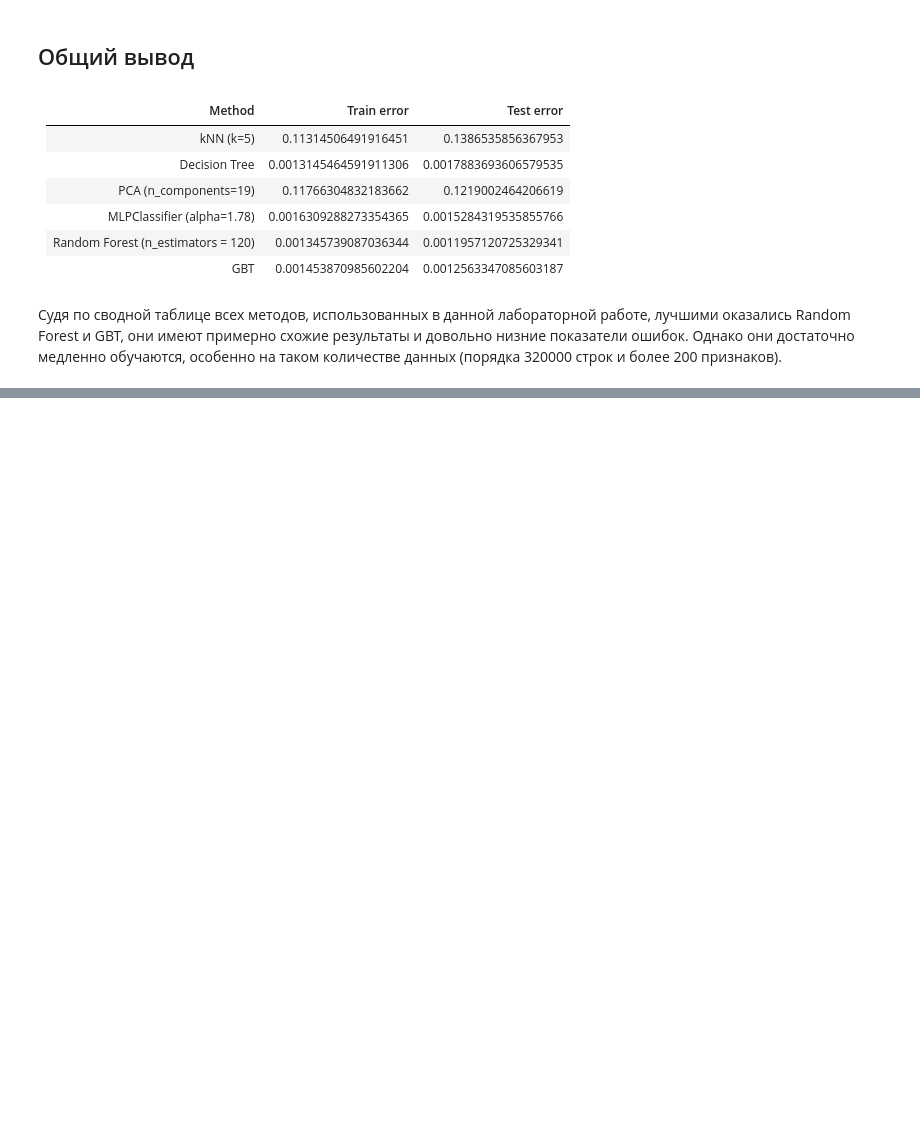
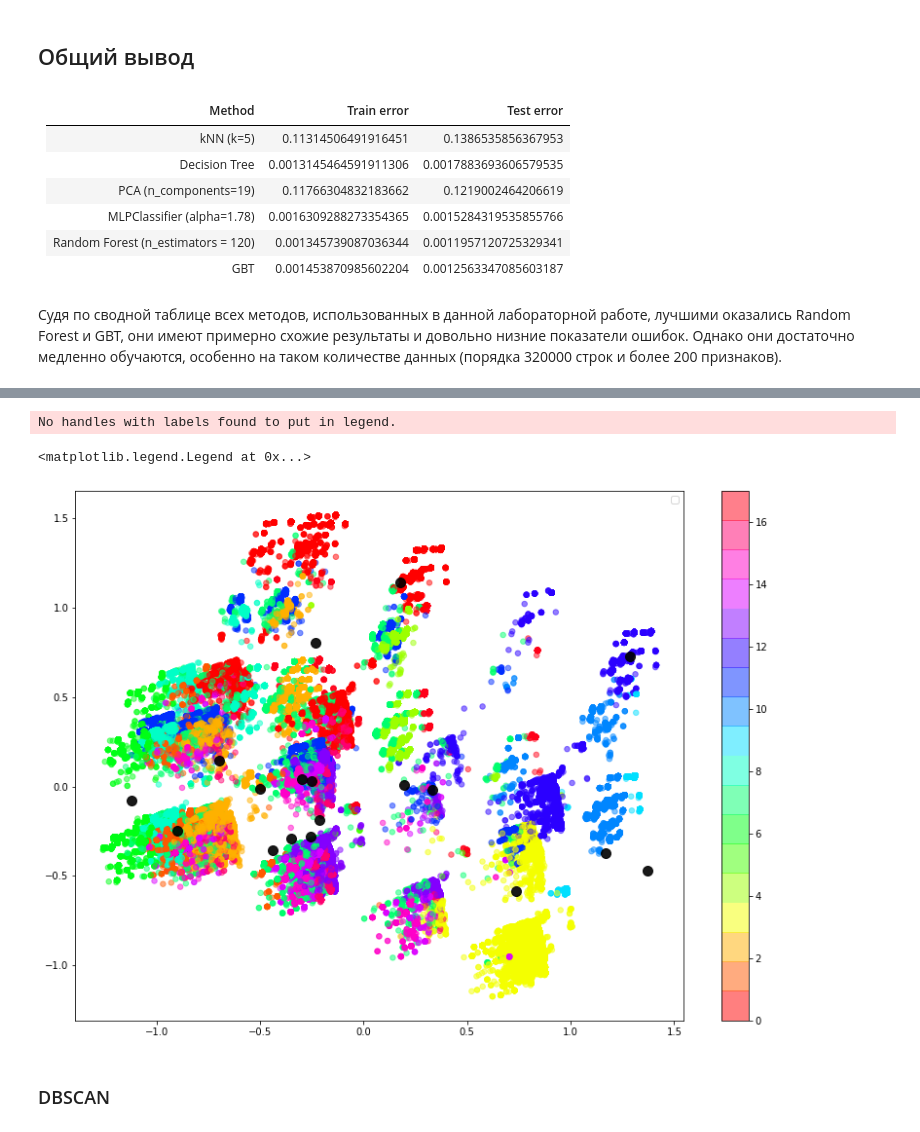
Before and after one commit to ksenia1009/ML_intro, a Jupyter notebook: classification_task.ipynb, the cells around one changed output, grey strips where cells are left out. Cells and saved outputs as stored; diff of their text form; code cells hidden in the pictures; blank space fills up the shorter version.

Commit message:
add clustering algorithms

```diff
--- a/classification_task.ipynb
+++ b/classification_task.ipynb
@@ -775,0 +795,20 @@ GBT | 0.001453870985602204 | 0.0012563347085603187
+# %%
+from sklearn.cluster import KMeans
+
+kmeans = KMeans(n_clusters = 18, random_state = 0)
+clusters_kmeans = kmeans.fit_predict(X)
+# %%
+centers = kmeans.cluster_centers_
+pca.fit(centers)
+centers_pca = pca.transform(centers)
+# %%
+plt.figure(figsize = (14, 10))
+plt.scatter(X_pca[:, 0], X_pca[:, 1], c = clusters_kmeans, alpha = 0.5, s = 30, cmap = plt.cm.get_cmap('hsv', 18))
+plt.colorbar()
+plt.scatter(centers_pca[:, 0], centers_pca[:, 1], c = 'black', s = 100, alpha = 0.9)
+# %% [output]
+No handles with labels found to put in legend.
+<matplotlib.legend.Legend at 0x...>
+[figure, added]
+# %% [markdown]
+### DBSCAN
```
Also changed, not shown: parts of 12 cells of this notebook.
